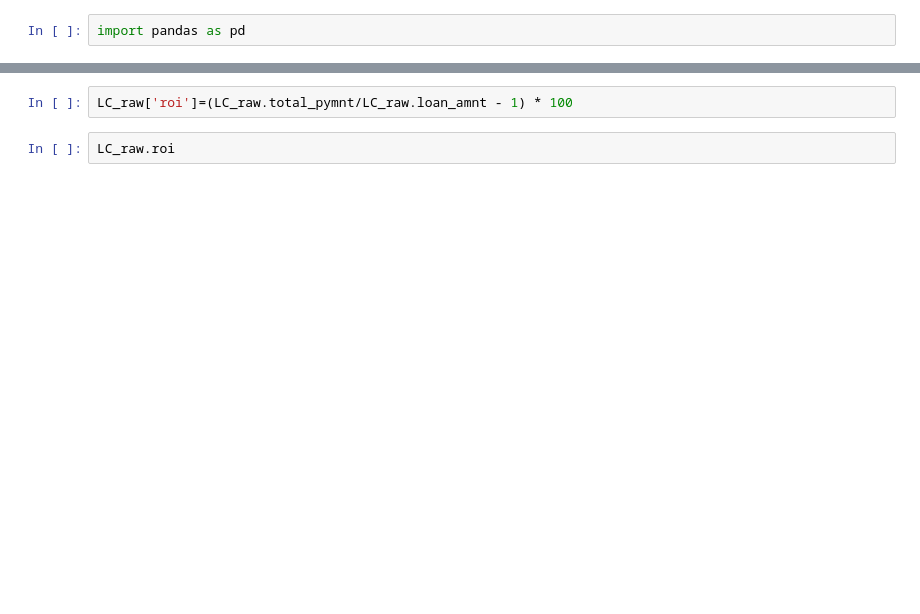
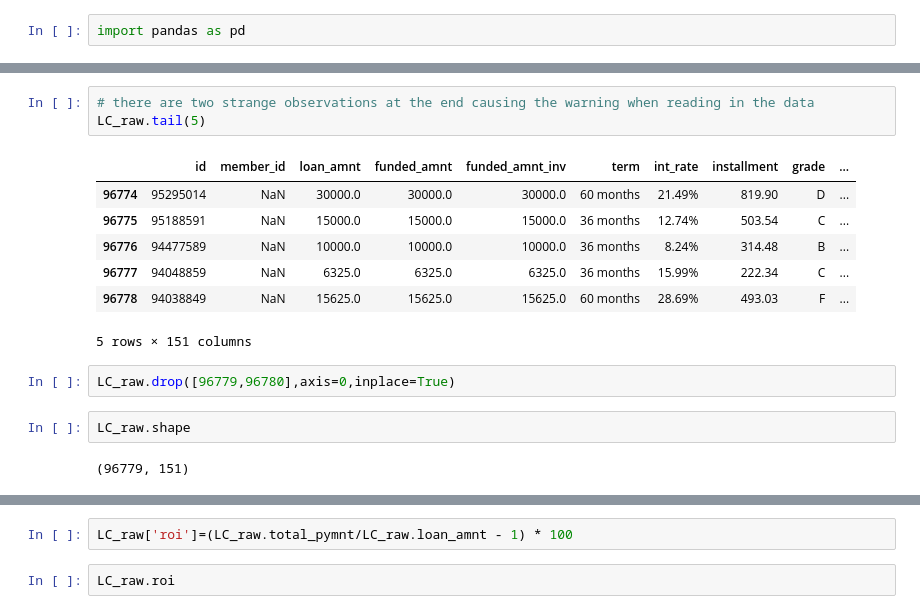
Before and after one commit to PipCourbois/LendingClubModels, a Jupyter notebook: LendingClub_EDA_and_Training.ipynb, the cells around one changed output, grey strips where cells are left out. Cells and saved outputs as stored; diff of their text form; blank space fills up the shorter version.

```diff
--- a/LendingClub_EDA_and_Training.ipynb
+++ b/LendingClub_EDA_and_Training.ipynb
@@ -29,4 +42,21 @@ LC_raw.head(10)
 10 rows × 150 columns
+# %%
+# there are two strange observations at the end causing the warning when reading in the data
+LC_raw.tail(5)
+# %% [output]
+|  | id | member_id | loan_amnt | funded_amnt | funded_amnt_inv | term | int_rate | installment | grade | ... |
+| 96774 | 95295014 | NaN | 30000.0 | 30000.0 | 30000.0 | 60 months | 21.49% | 819.90 | D | ... |
+| 96775 | 95188591 | NaN | 15000.0 | 15000.0 | 15000.0 | 36 months | 12.74% | 503.54 | C | ... |
+| 96776 | 94477589 | NaN | 10000.0 | 10000.0 | 10000.0 | 36 months | 8.24% | 314.48 | B | ... |
+| 96777 | 94048859 | NaN | 6325.0 | 6325.0 | 6325.0 | 36 months | 15.99% | 222.34 | C | ... |
+| 96778 | 94038849 | NaN | 15625.0 | 15625.0 | 15625.0 | 60 months | 28.69% | 493.03 | F | ... |
+5 rows × 151 columns
+# %%
+LC_raw.drop([96779,96780],axis=0,inplace=True)
+# %%
+LC_raw.shape
+# %% [output]
+(96779, 151)
 # %%
 LC_raw.info(verbose=True)
 # %% [output]
```
Also changed, not shown: parts of 18 cells of this notebook.
